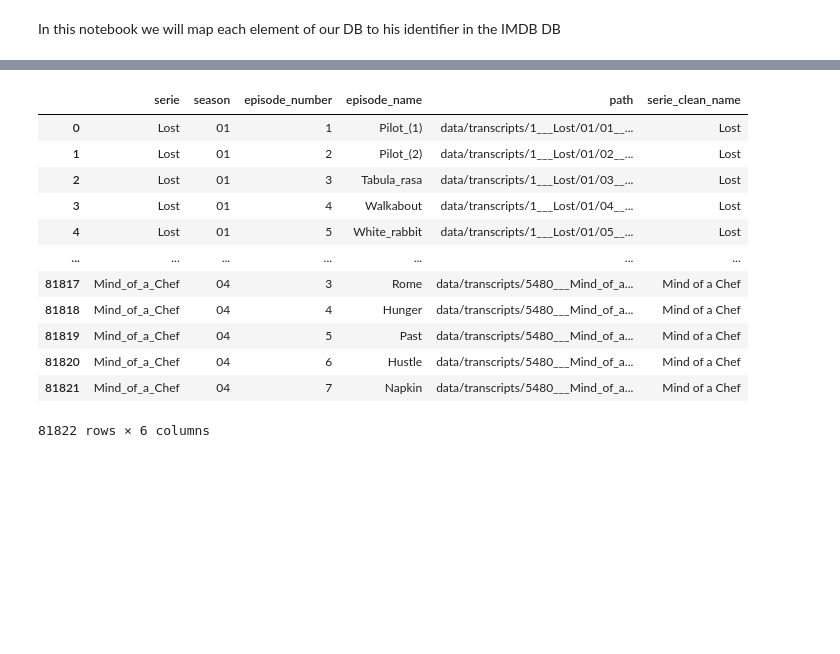
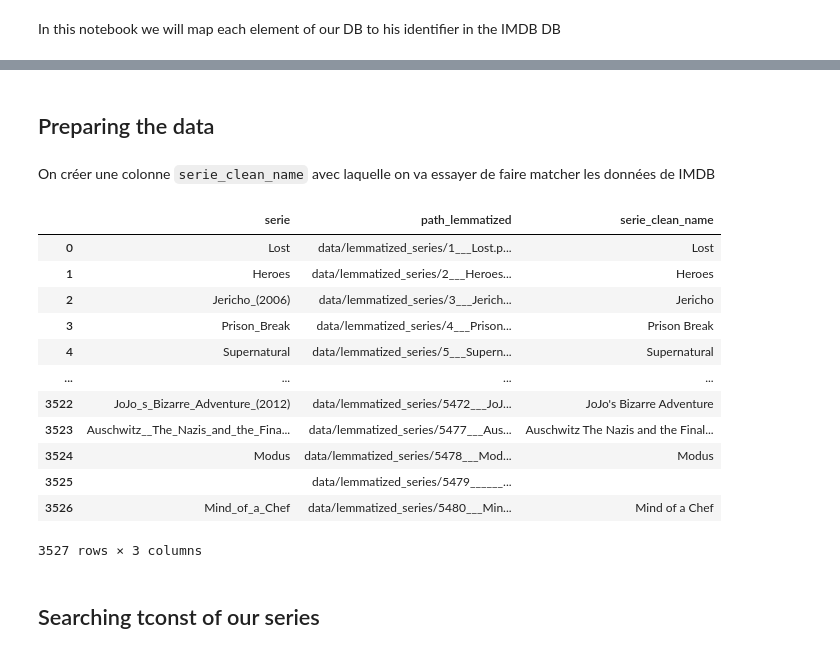
Before and after one commit to baptisteauduge/movies-recommendation-and-subtitles-analysis, a Jupyter notebook: data_mapping_imdb.ipynb, the cells around one changed output, grey strips where cells are left out. Drawn from its saved outputs; the diff is of its cells as text; code cells hidden in the pictures; blank space fills up the shorter version.

Commit message:
feat: scrapping series id from imdb database

```diff
--- a/data_mapping_imdb.ipynb
+++ b/data_mapping_imdb.ipynb
@@ -15,4 +31,5 @@ set_defaults(
 # %%
-df_paths_episodes = import_data.get_df_paths_episodes()
-df_paths_episodes
+with open("data/pickle/df_paths_series.pickle", 'rb') as file:
+      df_paths_series = pickle.load(file)
+df_paths_series
 # %% [output]
@@ -32,20 +67,30 @@ df_paths_episodes
+# %% [markdown]
+## Preparing the data
+# %% [markdown]
+On créer une colonne `serie_clean_name` avec laquelle on va essayer de faire matcher les données de IMDB
 # %%
-def replace_underscore_space(text):
-    return text.replace("_", " ")
+def preprocess_serie_name(text):
+    res = text.replace("_", " ")
+    regex_nb_par = re.compile(r"\([0-9]*\)")
+    regex_app_s = re.compile(r" s ")
+    res = re.sub(regex_nb_par, "", res)
+    res = re.sub(regex_app_s, "'s ", res)
+    res = res.rstrip(' ').lstrip(' ')
+    return res
 # %%
-df_paths_episodes["serie_clean_name"] = df_paths_episodes["serie"].swifter.apply(replace_underscore_space)
-df_paths_episodes
+df_paths_series["serie_clean_name"] = df_paths_series["serie"].progress_apply(preprocess_serie_name)
+df_paths_series
 # %% [output]
-|  | serie | season | episode_number | episode_name | path | serie_clean_name |
-| 0 | Lost | 01 | 1 | Pilot_(1) | data/transcripts/1___Lost/01/01__... | Lost |
-| 1 | Lost | 01 | 2 | Pilot_(2) | data/transcripts/1___Lost/01/02__... | Lost |
-| 2 | Lost | 01 | 3 | Tabula_rasa | data/transcripts/1___Lost/01/03__... | Lost |
-| 3 | Lost | 01 | 4 | Walkabout | data/transcripts/1___Lost/01/04__... | Lost |
-| 4 | Lost | 01 | 5 | White_rabbit | data/transcripts/1___Lost/01/05__... | Lost |
-| ... | ... | ... | ... | ... | ... | ... |
-| 81817 | Mind_of_a_Chef | 04 | 3 | Rome | data/transcripts/5480___Mind_of_a... | Mind of a Chef |
-| 81818 | Mind_of_a_Chef | 04 | 4 | Hunger | data/transcripts/5480___Mind_of_a... | Mind of a Chef |
-| 81819 | Mind_of_a_Chef | 04 | 5 | Past | data/transcripts/5480___Mind_of_a... | Mind of a Chef |
-| 81820 | Mind_of_a_Chef | 04 | 6 | Hustle | data/transcripts/5480___Mind_of_a... | Mind of a Chef |
-| 81821 | Mind_of_a_Chef | 04 | 7 | Napkin | data/transcripts/5480___Mind_of_a... | Mind of a Chef |
+|  | serie | path_lemmatized | serie_clean_name |
+| 0 | Lost | data/lemmatized_series/1___Lost.p... | Lost |
+| 1 | Heroes | data/lemmatized_series/2___Heroes... | Heroes |
+| 2 | Jericho_(2006) | data/lemmatized_series/3___Jerich... | Jericho |
+| 3 | Prison_Break | data/lemmatized_series/4___Prison... | Prison Break |
+| 4 | Supernatural | data/lemmatized_series/5___Supern... | Supernatural |
+| ... | ... | ... | ... |
+| 3522 | JoJo_s_Bizarre_Adventure_(2012) | data/lemmatized_series/5472___JoJ... | JoJo's Bizarre Adventure |
+| 3523 | Auschwitz__The_Nazis_and_the_Fina... | data/lemmatized_series/5477___Aus... | Auschwitz The Nazis and the Final... |
+| 3524 | Modus | data/lemmatized_series/5478___Mod... | Modus |
+| 3525 |  | data/lemmatized_series/5479______... |  |
+| 3526 | Mind_of_a_Chef | data/lemmatized_series/5480___Min... | Mind of a Chef |
-81822 rows × 6 columns
+3527 rows × 3 columns
@@ -51,0 +101,2 @@ df_paths_episodes
+# %% [markdown]
+## Searching tconst of our series
```
Also changed, not shown: parts of 31 cells of this notebook, 2 other files.
